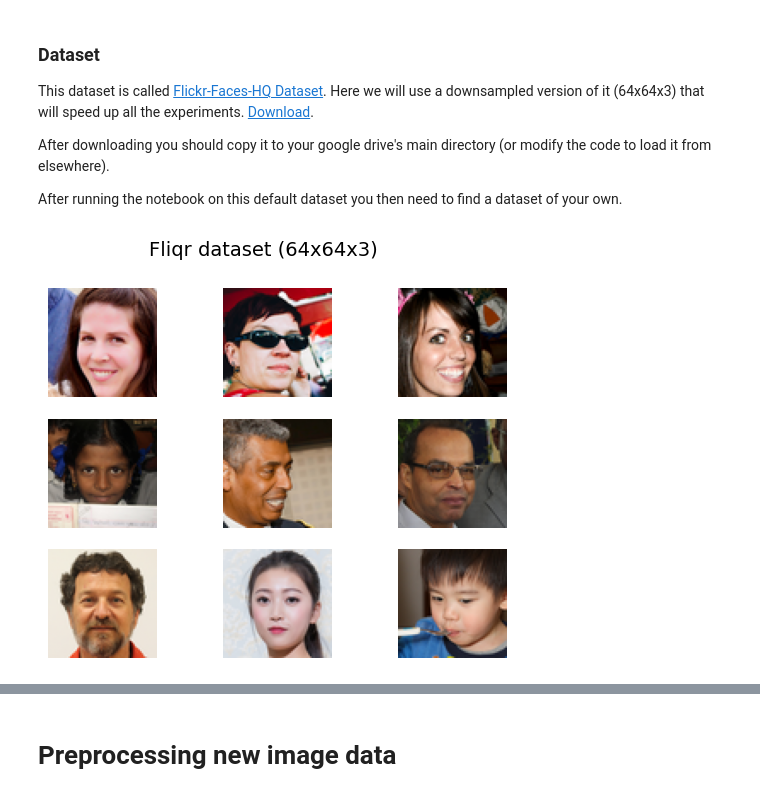
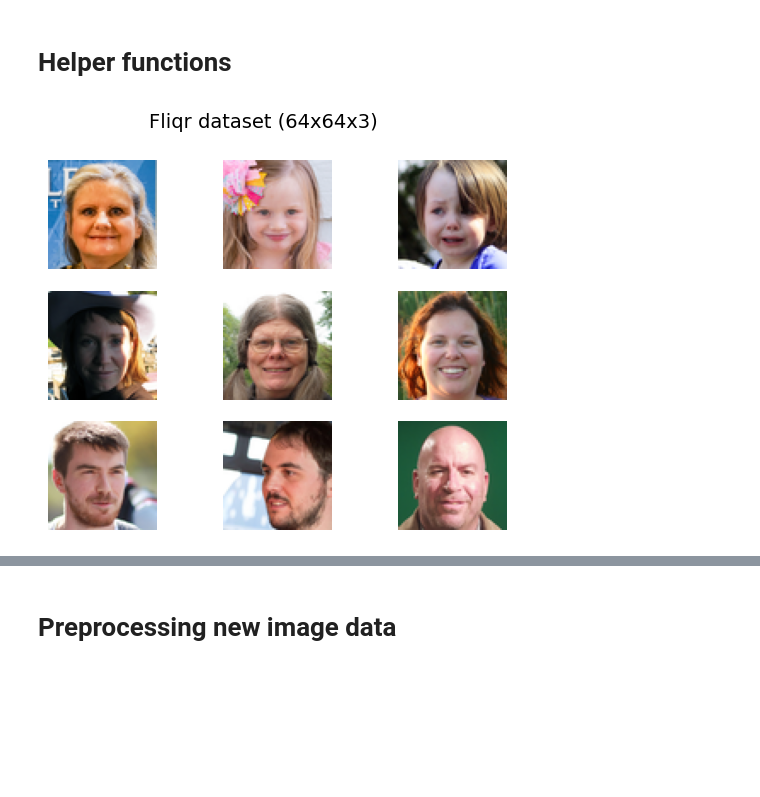
Before and after one commit to ANadineS/IntDeepLearning, a Jupyter notebook: task3-generative-models.ipynb, the cells around one changed output, grey strips where cells are left out. Drawn from its saved outputs; the diff is of its cells as text; code cells hidden in the pictures; blank space fills up the shorter version.

Commit message:
Kaggle Notebook | Task3_Generative_Models | Version 6

```diff
--- a/task3-generative-models.ipynb
+++ b/task3-generative-models.ipynb
@@ -28,42 +12,35 @@ import os
 import cv2
 
 np.random.seed(2809)
-# %% [markdown]
-
-### Dataset
-
-This dataset is called [Flickr-Faces-HQ Dataset](https://github.com/NVlabs/ffhq-dataset). Here we will use a downsampled version of it (64x64x3) that will speed up all the experiments. [Download](https://surfdrive.surf.nl/files/index.php/s/LXBrnGGvUISlckW).
-
-After downloading you should copy it to your google drive's main directory (or modify the code to load it from elsewhere).
-
-After running the notebook on this default dataset you then need to find a dataset of your own.
+# %% [markdown]
+# Helper functions
 # %%
 def load_real_samples(scale=False):
     # We load 20,000 samples only to avoid memory issues, you can  change this value
-    X = np.load('/kaggle/input/face-dataset-64x64-npy/face_dataset_64x64.npy',  fix_imports=True,encoding='latin1')[:20000, :, :, :]
+    X = np.load('/kaggle/input/faces64x64/face_dataset_64x64.npy',  fix_imports=True,encoding='latin1')[:20000, :, :, :]
     # Scale samples in range [-127, 127]
     if scale:
         X = (X - 127.5) * 2
     return X / 255.
 
 # We will use this function to display the output of our models throughout this notebook
 def grid_plot(images, epoch='', name='', n=3, save=False, scale=False):
     if scale:
         images = (images + 1) / 2.0
     for index in range(n * n):
         plt.subplot(n, n, 1 + index)
         plt.axis('off')
         plt.imshow(images[index])
     fig = plt.gcf()
     fig.suptitle(name + '  '+ str(epoch), fontsize=14)
     if save:
         filename = 'results/generated_plot_e%03d_f.png' % (epoch+1)
         plt.savefig(filename)
         plt.close()
     plt.show()
 
 
 dataset = load_real_samples()
 grid_plot(dataset[np.random.randint(0, 1000, 9)], name='Fliqr dataset (64x64x3)', n=3)
 # %% [output]
-[figure, old version]
+[figure, new version]
```
Also changed, not shown: parts of 51 cells of this notebook.
